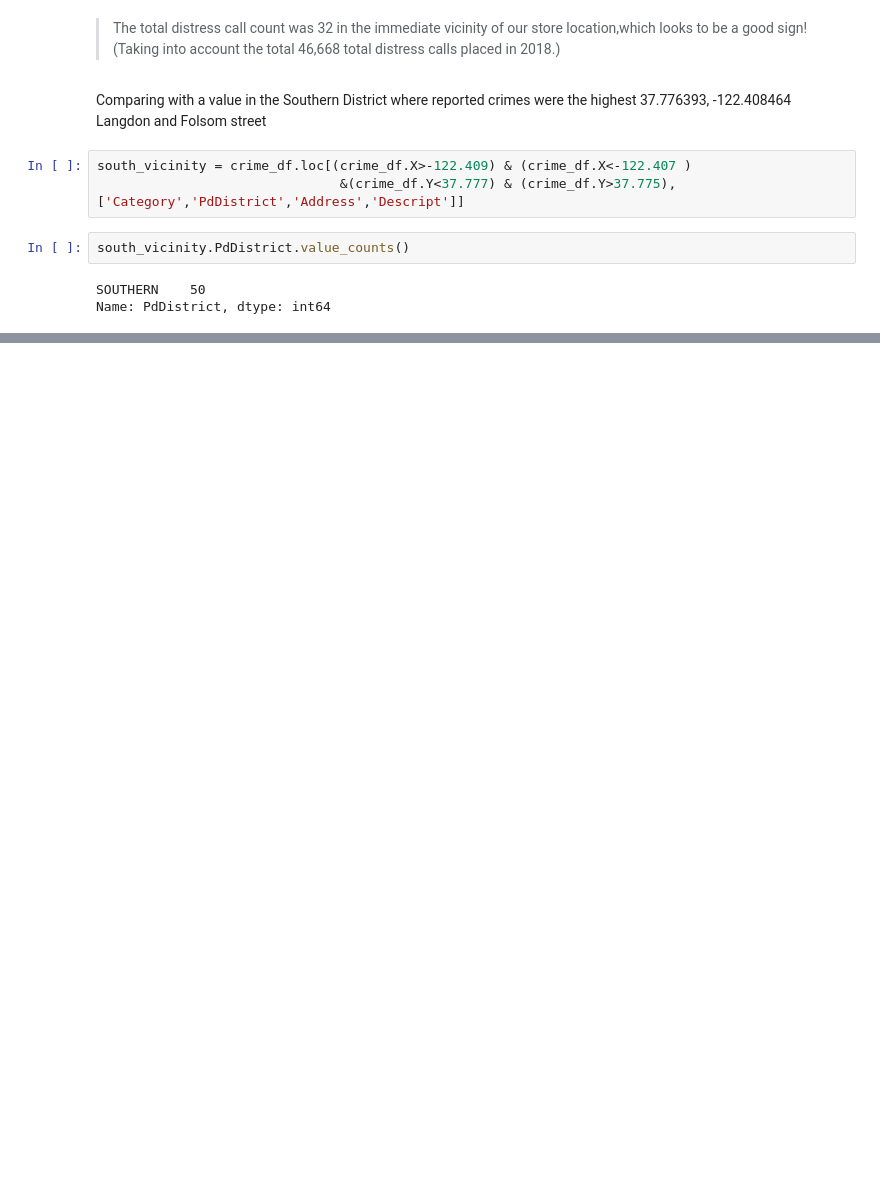
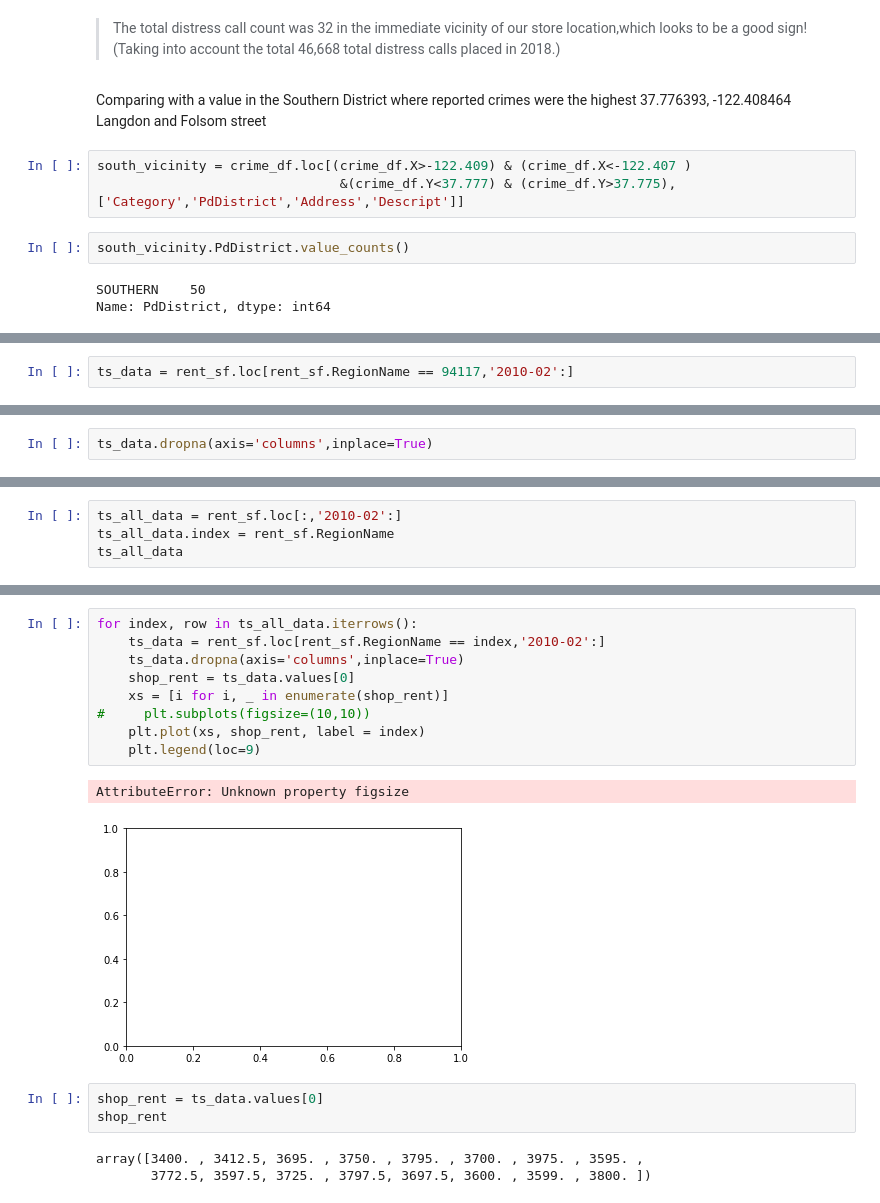
Before and after one commit to cmattey/VisaCaseStudy, a Jupyter notebook: VisaCaseStudy1.ipynb, the cells around one changed output, grey strips where cells are left out. Cells and saved outputs as stored; diff of their text form; blank space fills up the shorter version.

```diff
--- a/VisaCaseStudy1.ipynb
+++ b/VisaCaseStudy1.ipynb
@@ -216,0 +280,2 @@ Name: PdDistrict, dtype: int64
+# %%
+ts_data = rent_sf.loc[rent_sf.RegionName == 94117,'2010-02':]
@@ -216,0 +287,2 @@ Name: PdDistrict, dtype: int64
+# %%
+ts_data.dropna(axis='columns',inplace=True)
@@ -216,0 +294,4 @@ Name: PdDistrict, dtype: int64
+# %%
+ts_all_data = rent_sf.loc[:,'2010-02':]
+ts_all_data.index = rent_sf.RegionName
+ts_all_data
@@ -216,0 +318,18 @@ Name: PdDistrict, dtype: int64
+# %%
+for index, row in ts_all_data.iterrows():
+    ts_data = rent_sf.loc[rent_sf.RegionName == index,'2010-02':]
+    ts_data.dropna(axis='columns',inplace=True)
+    shop_rent = ts_data.values[0]
+    xs = [i for i, _ in enumerate(shop_rent)]
+#     plt.subplots(figsize=(10,10))
+    plt.plot(xs, shop_rent, label = index)
+    plt.legend(loc=9)
+# %% [output]
+AttributeError: Unknown property figsize
+[figure, added]
+# %%
+shop_rent = ts_data.values[0]
+shop_rent
+# %% [output]
+array([3400. , 3412.5, 3695. , 3750. , 3795. , 3700. , 3975. , 3595. ,
+       3772.5, 3597.5, 3725. , 3797.5, 3697.5, 3600. , 3599. , 3800. ])
```
Also changed, not shown: parts of 17 cells of this notebook.
